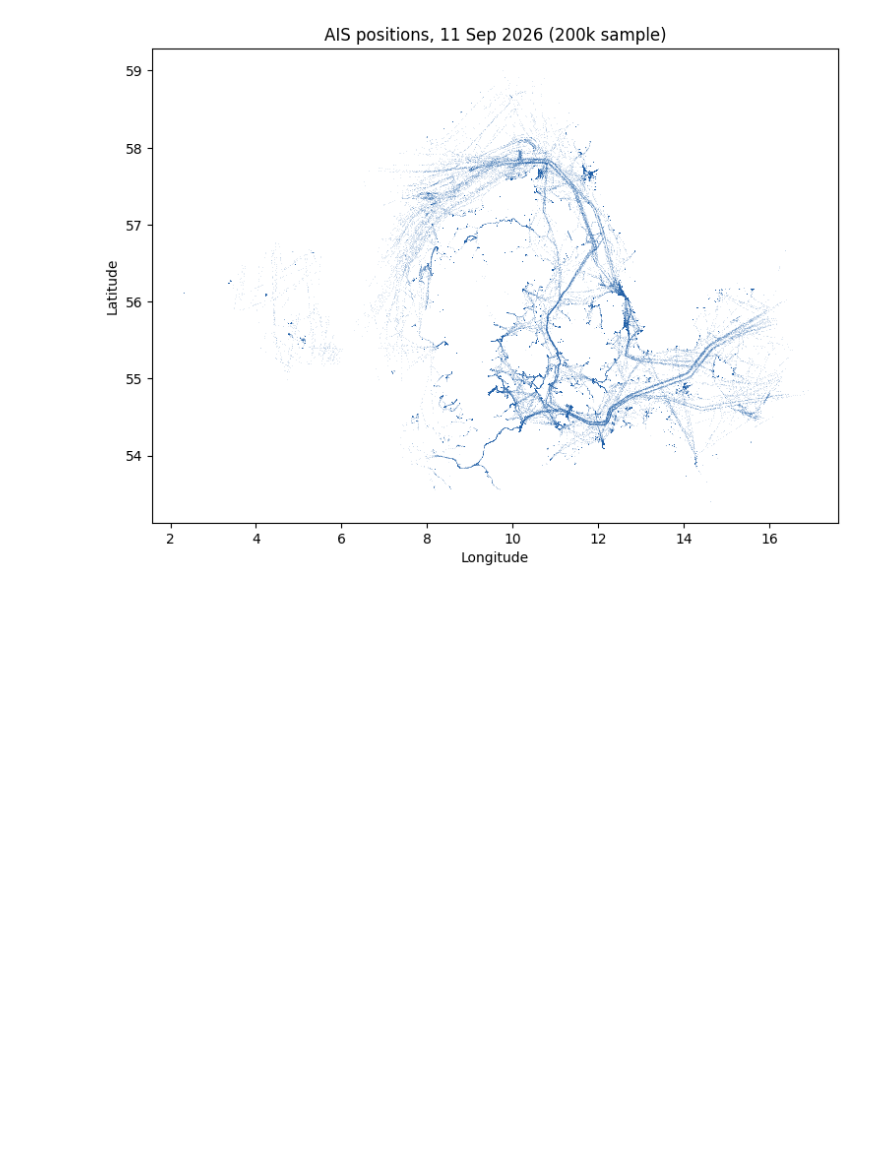
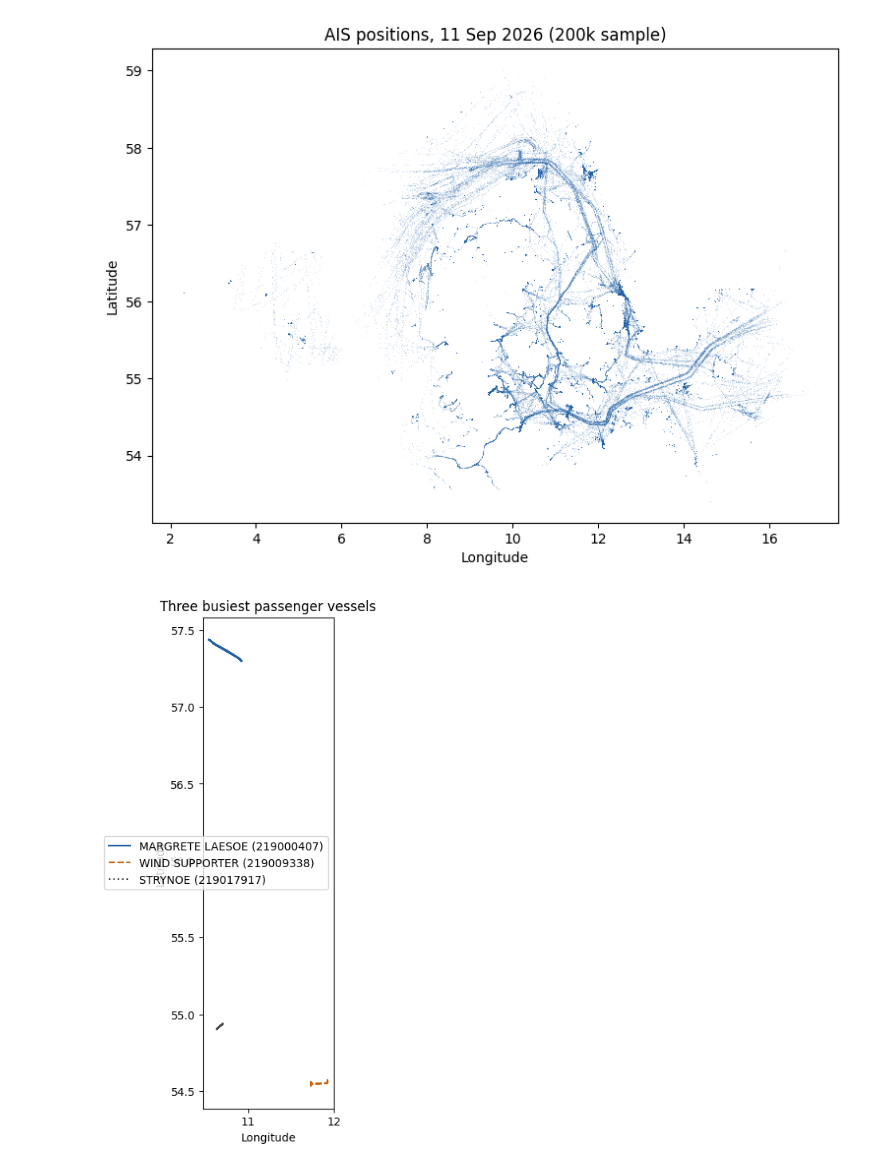
Before and after one commit to abir171915/vessel_tracking, a Jupyter notebook: ve_track.ipynb, the cells around one changed output. Saved outputs shown, nothing was run; the diff lists cells and outputs as text; code cells hidden in the pictures; blank space fills up the shorter version.

```diff
--- a/ve_track.ipynb
+++ b/ve_track.ipynb
@@ -387,3 +387,7 @@ ds[~valid_mmsi].groupby("MMSI").agg(
 | 9109416 | 350 | ONWA9416 | 0.0 |
 | 970010055 | 349 | L40 KEEP CLEAR 0. 10 | 12.9 |
 | 9137005 | 190 | LTS SH0P | 0.1 |
+# %%
+# flag MMSIs that can't belong to a real ship (must be 9 digits, 100000000–799999999)
+ds["mmsi_invalid"] = ~ds["MMSI"].between(100000000, 799999999)
+ds["mmsi_invalid"].sum()
@@ -389,0 +396,6 @@ ds[~valid_mmsi].groupby("MMSI").agg(
+# %%
+valid_mmsi = ds["MMSI"].between(100000000, 799999999)
+print("invalid rows:", (~valid_mmsi).sum())
+print("invalid ships:", ds.loc[~valid_mmsi, "MMSI"].nunique())
+
+ds["mmsi_invalid"] = ~valid_mmsi      # save the flag as a column
@@ -401,3 +416,22 @@ ax.set_title("AIS positions, 11 Sep 2026 (200k sample)")
 plt.show()
 # %% [output]
 [figure]
+# %%
+ferries = good[good["Ship type"] == "Passenger"]
+top3 = ferries.groupby("MMSI").size().sort_values(ascending=False).head(3).index
+
+fig, ax = plt.subplots(figsize=(9, 8))
+styles = [("#1f5fa8", "-"), ("#d1600a", "--"), ("#4a4a4a", ":")]
+
+for mmsi, (colour, ls) in zip(top3, styles):
+    t = ferries[ferries["MMSI"] == mmsi].sort_values("Timestamp")
+    ax.plot(t["Longitude"], t["Latitude"], color=colour, linestyle=ls,
+            linewidth=1.5, label=f'{t["Name"].iloc[0]} ({mmsi})')
+
+ax.set_aspect(1.8)
+ax.set_xlabel("Longitude"); ax.set_ylabel("Latitude")
+ax.set_title("Three busiest passenger vessels")
+ax.legend()
+plt.show()
+# %% [output]
+[figure, added]
```
Also changed, not shown: parts of 21 cells of this notebook.
